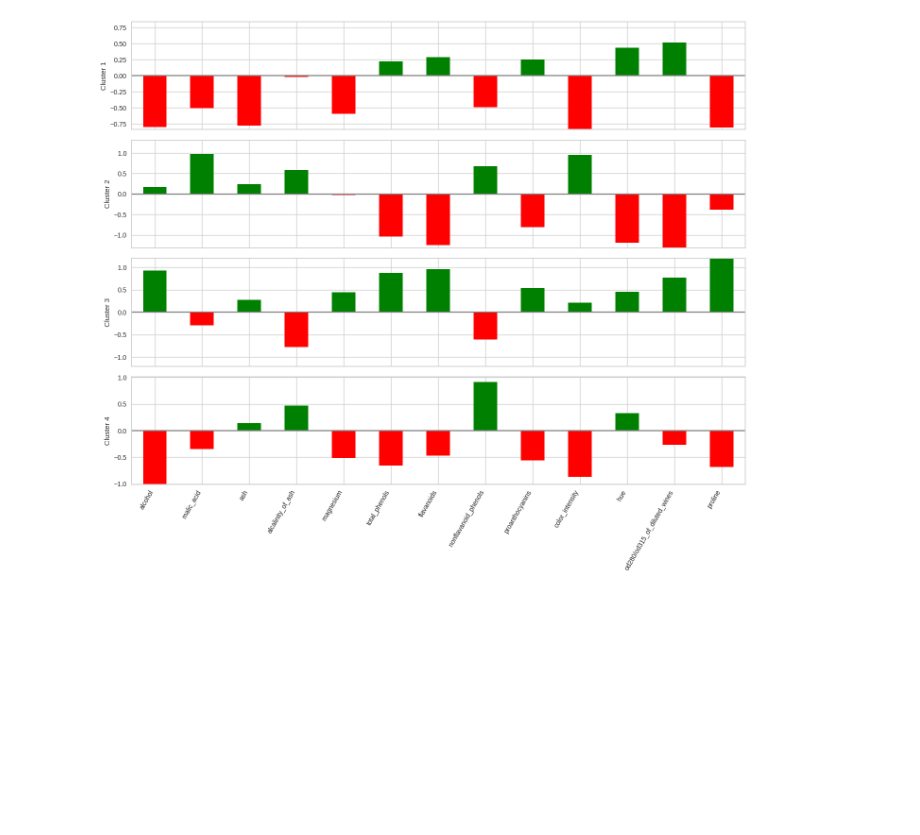
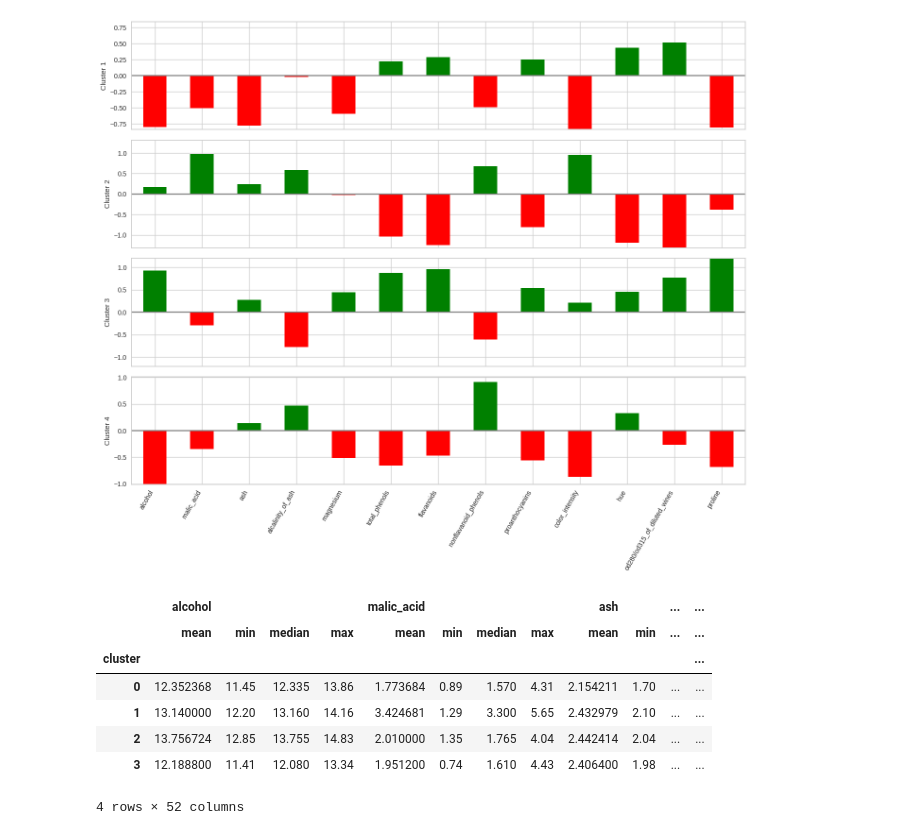
Before and after one commit to PabloLBandeira/biblioteca-Pandas, a Jupyter notebook: ClusterizacaoKMeans.ipynb, the cells around one changed output. Saved outputs shown, nothing was run; the diff lists cells and outputs as text; code cells hidden in the pictures; blank space fills up the shorter version.

```diff
--- a/ClusterizacaoKMeans.ipynb
+++ b/ClusterizacaoKMeans.ipynb
@@ -147,3 +148,18 @@ plt.tight_layout()
 plt.show()
 # %% [output]
 [figure]
+# %%
+(
+    df_wines[~outlier_rows].assign(cluster=labels)
+    .groupby('cluster')
+    .agg(['mean', 'min', 'median', 'max'])
+)
+# %% [output]
+|  | alcohol |  |  |  | malic_acid |  |  |  | ash |  | ... | ... |
+|  | mean | min | median | max | mean | min | median | max | mean | min | ... | ... |
+| cluster |  |  |  |  |  |  |  |  |  |  |  | ... |
+| 0 | 12.352368 | 11.45 | 12.335 | 13.86 | 1.773684 | 0.89 | 1.570 | 4.31 | 2.154211 | 1.70 | ... | ... |
+| 1 | 13.140000 | 12.20 | 13.160 | 14.16 | 3.424681 | 1.29 | 3.300 | 5.65 | 2.432979 | 2.10 | ... | ... |
+| 2 | 13.756724 | 12.85 | 13.755 | 14.83 | 2.010000 | 1.35 | 1.765 | 4.04 | 2.442414 | 2.04 | ... | ... |
+| 3 | 12.188800 | 11.41 | 12.080 | 13.34 | 1.951200 | 0.74 | 1.610 | 4.43 | 2.406400 | 1.98 | ... | ... |
+4 rows × 52 columns
```
Also changed, not shown: parts of 5 cells of this notebook.
